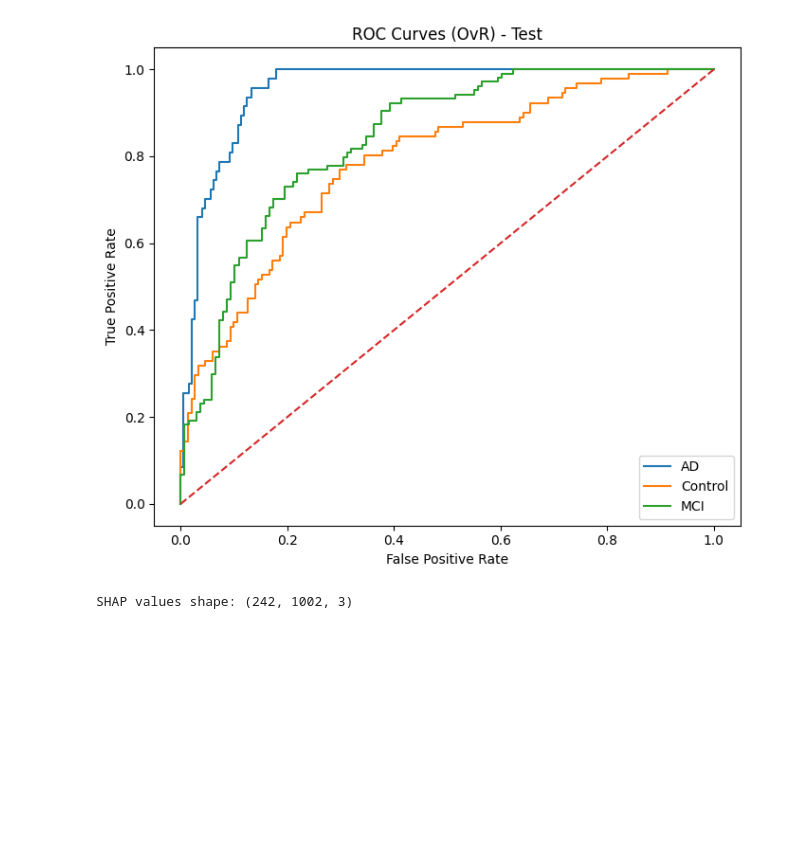
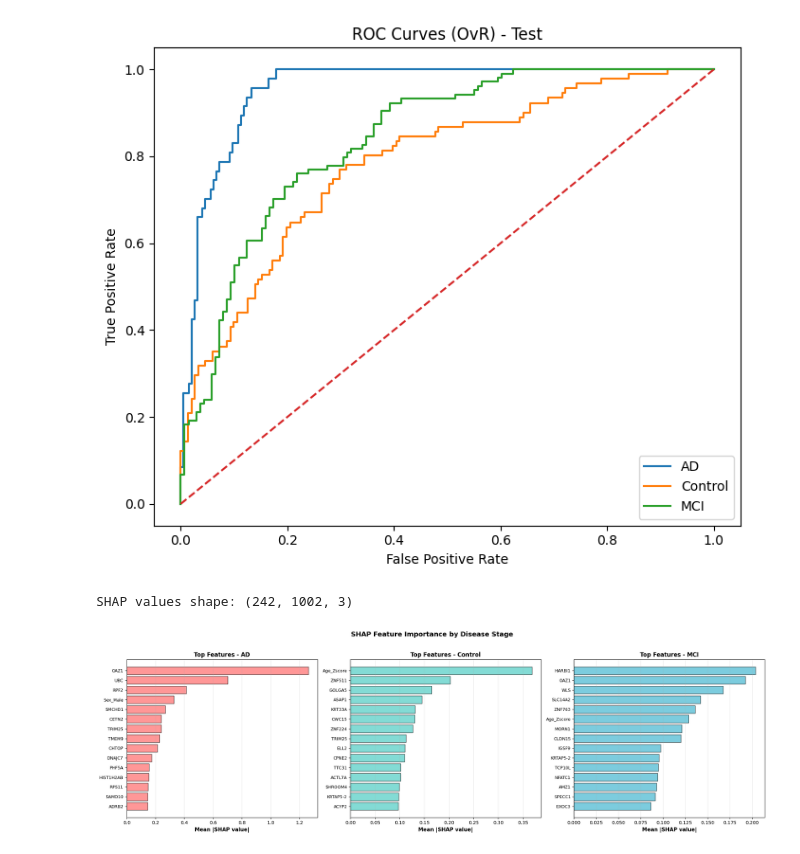
Before and after one commit to bkiritom8/ML-Course-Project, a Jupyter notebook: Modelling.ipynb, the cells around one changed output. Cells and saved outputs as stored; diff of their text form; code cells hidden in the pictures; blank space fills up the shorter version.

Commit message:
SHAP feature importance by disease stage - top 15 features per class (AD/Control/MCI)

```diff
--- a/Modelling.ipynb
+++ b/Modelling.ipynb
@@ -817,3 +817,35 @@ class_names_map = {0: 'AD', 1: 'Control', 2: 'MCI'}
 colors = ['#FF6B6B', '#4ECDC4', '#45B7D1']
 # %% [output]
 SHAP values shape: (242, 1002, 3)
+# %%
+fig, axes = plt.subplots(1, 3, figsize=(20, 6))
+
+for class_idx in range(3):
+    ax = axes[class_idx]
+
+    # Get SHAP values for this class: shape (samples, features)
+    sv = shap_values_by_class[class_idx]
+
+    # Calculate mean absolute SHAP values per feature
+    importance = np.abs(sv).mean(axis=0)  # Shape: (1002,)
+
+    # Get top 15 features
+    top_indices = np.argsort(importance)[-15:][::-1]
+    top_values = importance[top_indices]
+    top_names = X_test.columns[top_indices].tolist()
+
+    # Create horizontal bar plot
+    ax.barh(range(len(top_indices)), top_values, color=colors[class_idx], alpha=0.7, edgecolor='black')
+    ax.set_yticks(range(len(top_indices)))
+    ax.set_yticklabels(top_names, fontsize=9)
+    ax.set_xlabel('Mean |SHAP value|', fontsize=11, fontweight='bold')
+    ax.set_title(f'Top Features - {class_names_map[class_idx]}', fontsize=12, fontweight='bold')
+    ax.invert_yaxis()
+    ax.grid(axis='x', alpha=0.3)
+
+plt.suptitle('SHAP Feature Importance by Disease Stage', fontsize=14, fontweight='bold', y=1.02)
+plt.tight_layout()
+plt.savefig('01_shap_importance_by_class.png', dpi=300, bbox_inches='tight')
+plt.show()
+# %% [output]
+[figure, added]
```
Also changed, not shown: 1 other file.
